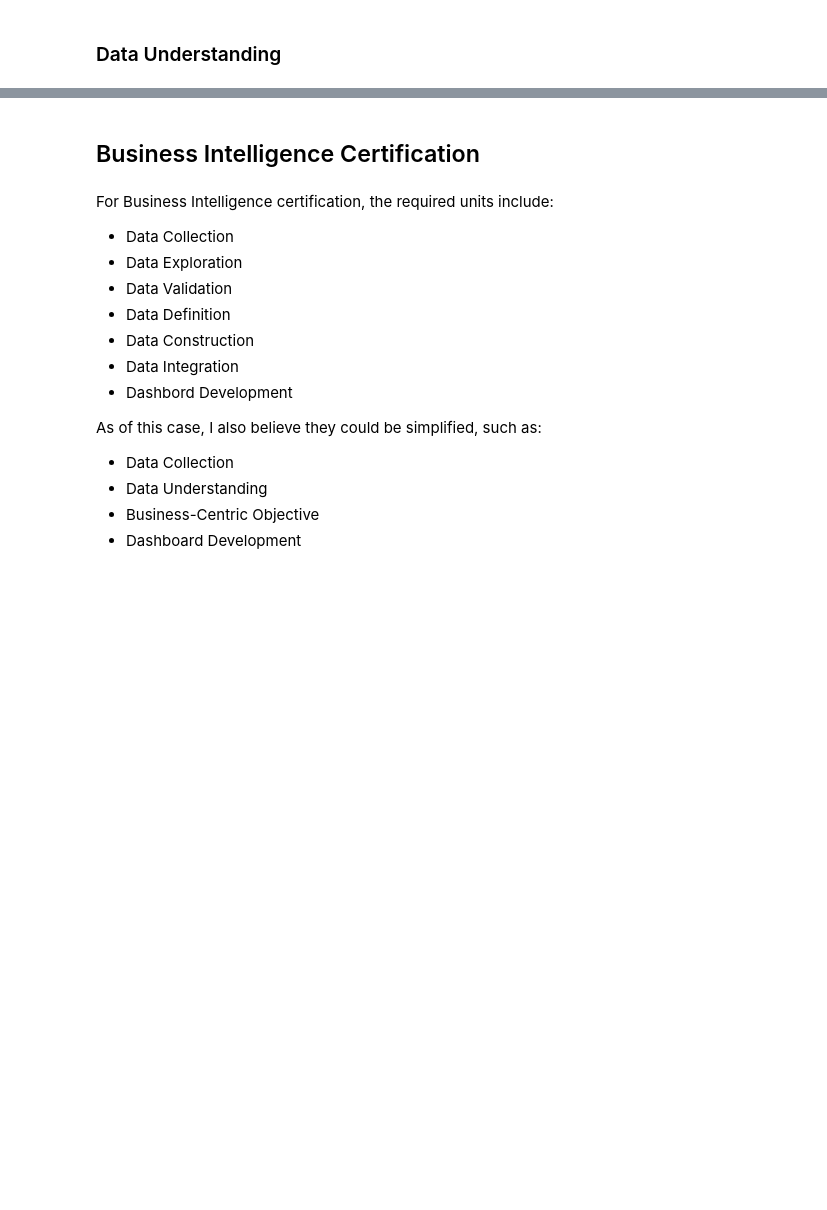
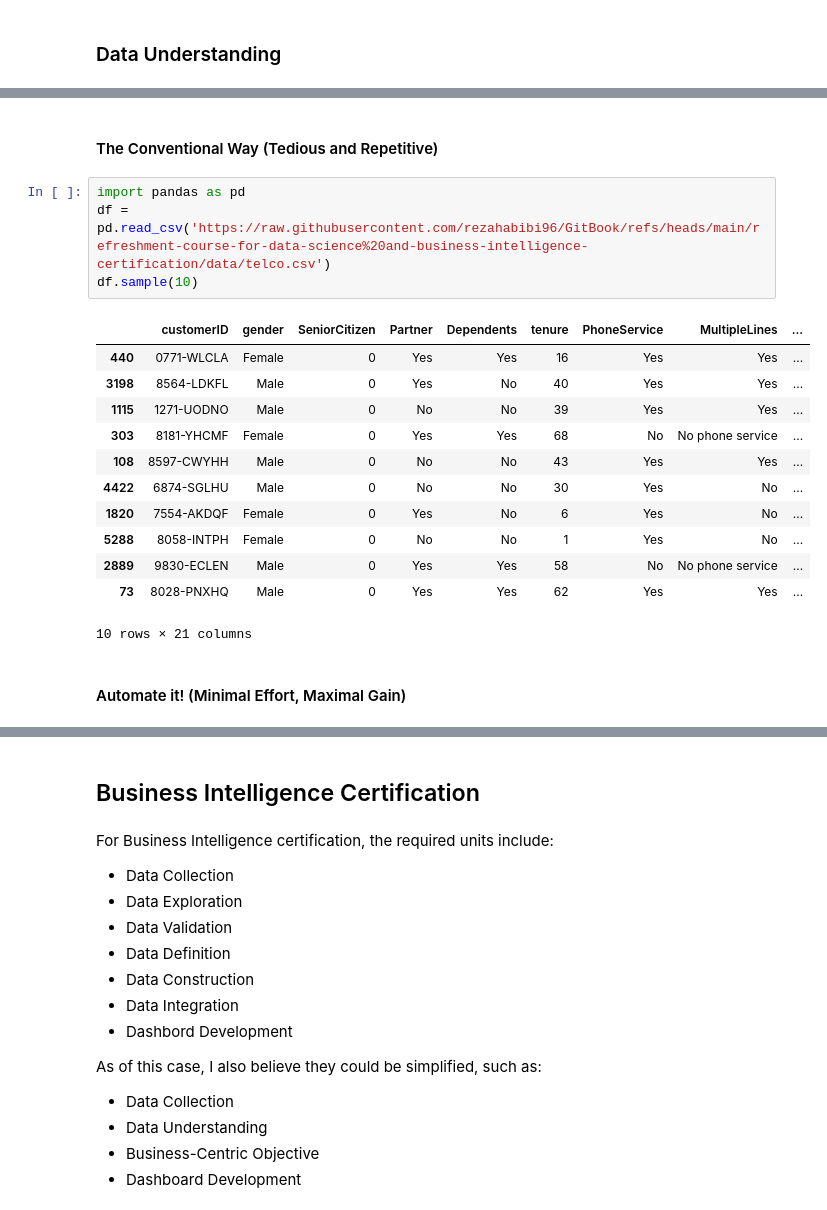
Before and after one commit to rezahabibi96/GitBook, a Jupyter notebook: refreshment-course-for-data-science and-business-intelligence-certification/refreshment-course-for-data-science and-business-intelligence-certification.ipynb, the cells around one changed output, grey strips where cells are left out. Saved outputs shown, nothing was run; the diff lists cells and outputs as text; blank space fills up the shorter version.

```diff
--- a/refreshment-course-for-data-science and-business-intelligence-certification/refreshment-course-for-data-science and-business-intelligence-certification.ipynb
+++ b/refreshment-course-for-data-science and-business-intelligence-certification/refreshment-course-for-data-science and-business-intelligence-certification.ipynb
@@ -60,0 +71,21 @@ From my perspective, data science is essentially a workflow designed to answer t
+# %% [markdown]
+#### The Conventional Way (Tedious and Repetitive)
+# %%
+import pandas as pd
+df = pd.read_csv('https://raw.githubusercontent.com/rezahabibi96/GitBook/refs/heads/main/refreshment-course-for-data-science%20and-business-intelligence-certification/data/telco.csv')
+df.sample(10)
+# %% [output]
+|  | customerID | gender | SeniorCitizen | Partner | Dependents | tenure | PhoneService | MultipleLines | ... |
+| 440 | 0771-WLCLA | Female | 0 | Yes | Yes | 16 | Yes | Yes | ... |
+| 3198 | 8564-LDKFL | Male | 0 | Yes | No | 40 | Yes | Yes | ... |
+| 1115 | 1271-UODNO | Male | 0 | No | No | 39 | Yes | Yes | ... |
+| 303 | 8181-YHCMF | Female | 0 | Yes | Yes | 68 | No | No phone service | ... |
+| 108 | 8597-CWYHH | Male | 0 | No | No | 43 | Yes | Yes | ... |
+| 4422 | 6874-SGLHU | Male | 0 | No | No | 30 | Yes | No | ... |
+| 1820 | 7554-AKDQF | Female | 0 | Yes | No | 6 | Yes | No | ... |
+| 5288 | 8058-INTPH | Female | 0 | No | No | 1 | Yes | No | ... |
+| 2889 | 9830-ECLEN | Male | 0 | Yes | Yes | 58 | No | No phone service | ... |
+| 73 | 8028-PNXHQ | Male | 0 | Yes | Yes | 62 | Yes | Yes | ... |
+10 rows × 21 columns
+# %% [markdown]
+#### Automate it! (Minimal Effort, Maximal Gain)
```
Also changed, not shown: parts of 32 cells of this notebook.
